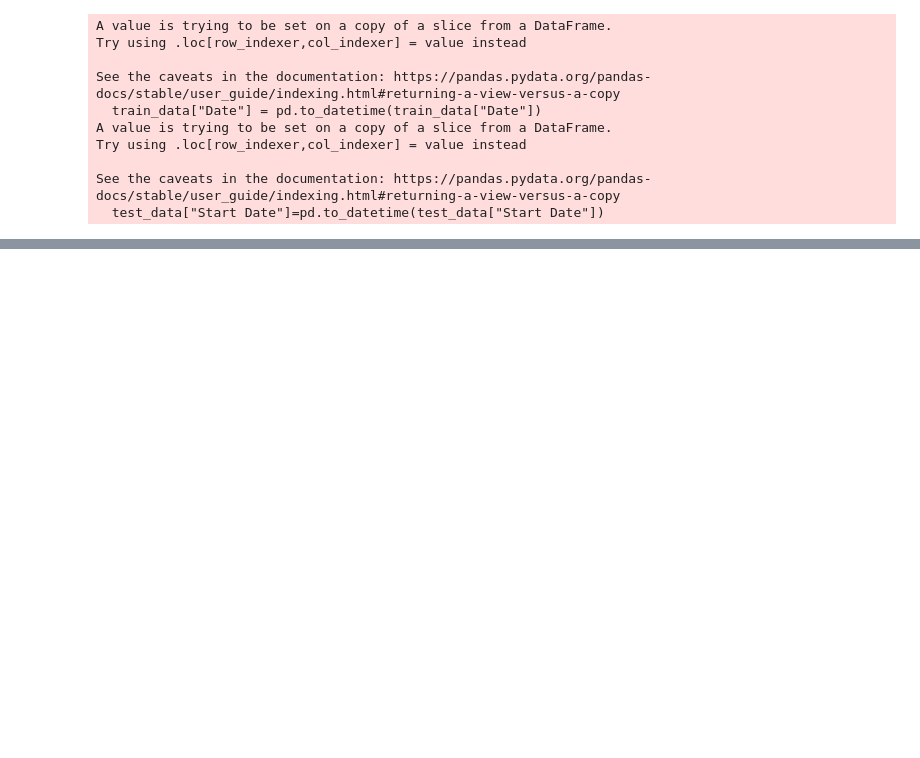
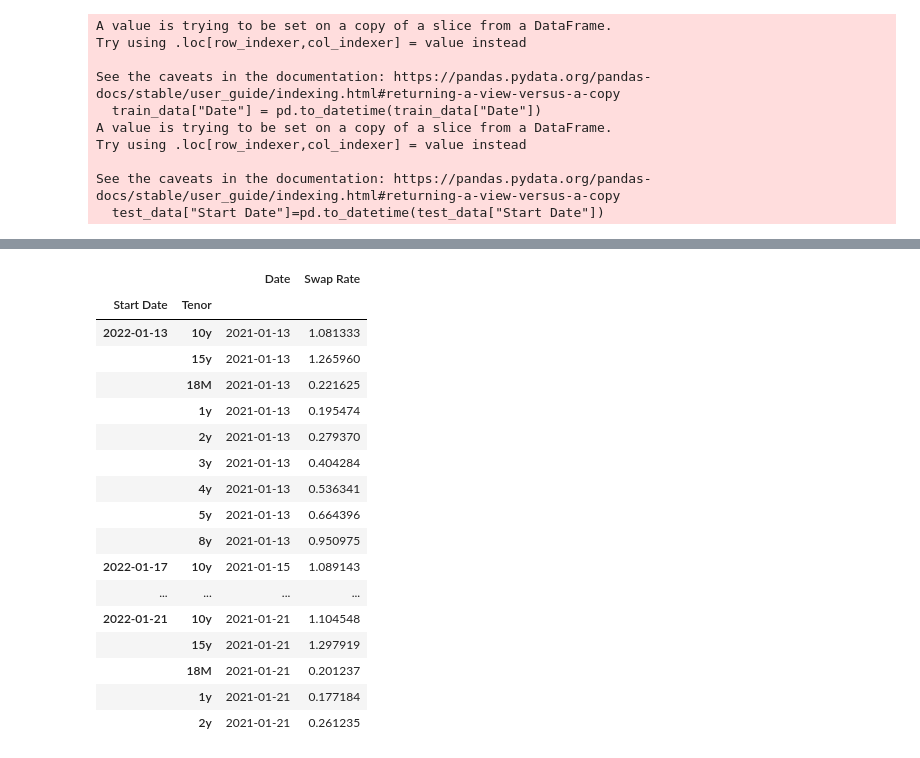
Before and after one commit to Owenliu50377/UBS-Contest, a Jupyter notebook: codes/rates_avg.ipynb, the cells around one changed output, grey strips where cells are left out. Cells and saved outputs as stored; diff of their text form; code cells hidden in the pictures; blank space fills up the shorter version.

```diff
--- a/codes/rates_avg.ipynb
+++ b/codes/rates_avg.ipynb
@@ -104,0 +79,4 @@ averaged_traindata.head()
+# %%
+test_grouped = train_data.groupby(['Start Date', 'Tenor'])
+average_rate_test = grouped.mean()
+average_rate_test
@@ -104,0 +98,21 @@ averaged_traindata.head()
+# %%
+average_rate_test.head(50)
+# %% [output]
+|  |  | Date | Swap Rate |
+| Start Date | Tenor |  |  |
+| 2022-01-13 | 10y | 2021-01-13 | 1.081333 |
+|  | 15y | 2021-01-13 | 1.265960 |
+|  | 18M | 2021-01-13 | 0.221625 |
+|  | 1y | 2021-01-13 | 0.195474 |
+|  | 2y | 2021-01-13 | 0.279370 |
+|  | 3y | 2021-01-13 | 0.404284 |
+|  | 4y | 2021-01-13 | 0.536341 |
+|  | 5y | 2021-01-13 | 0.664396 |
+|  | 8y | 2021-01-13 | 0.950975 |
+| 2022-01-17 | 10y | 2021-01-15 | 1.089143 |
+| ... | ... | ... | ... |
+| 2022-01-21 | 10y | 2021-01-21 | 1.104548 |
+|  | 15y | 2021-01-21 | 1.297919 |
+|  | 18M | 2021-01-21 | 0.201237 |
+|  | 1y | 2021-01-21 | 0.177184 |
+|  | 2y | 2021-01-21 | 0.261235 |
```
Also changed, not shown: parts of 11 cells of this notebook.
